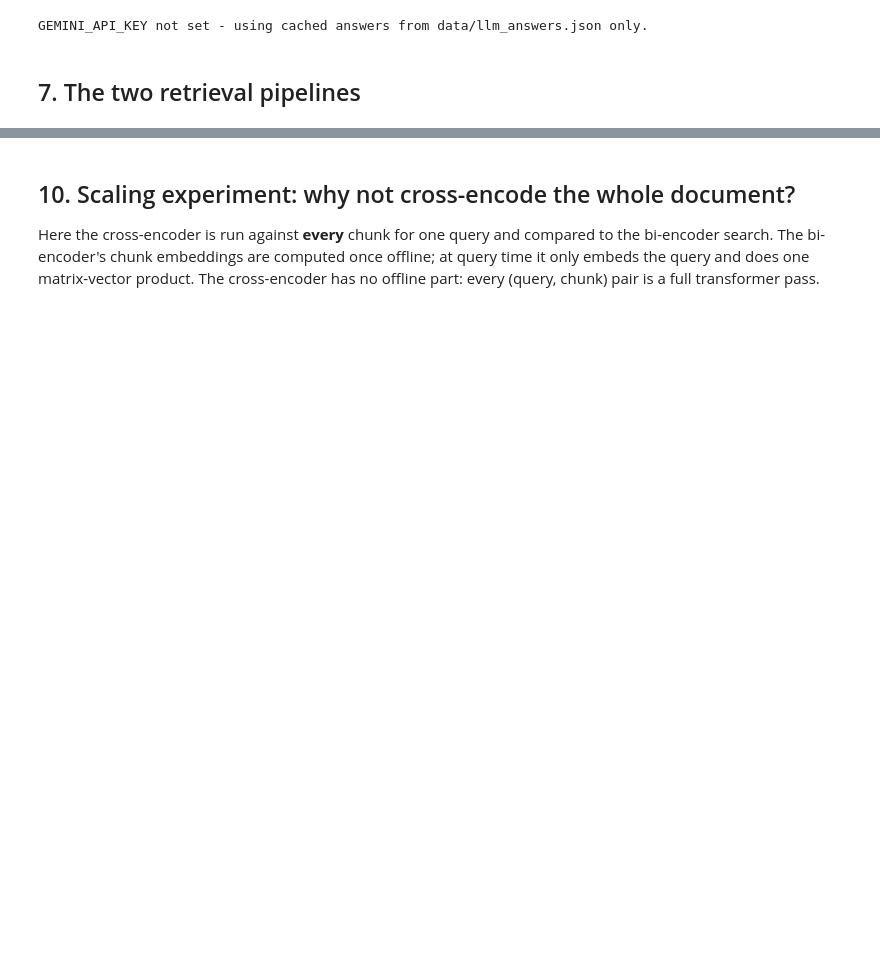
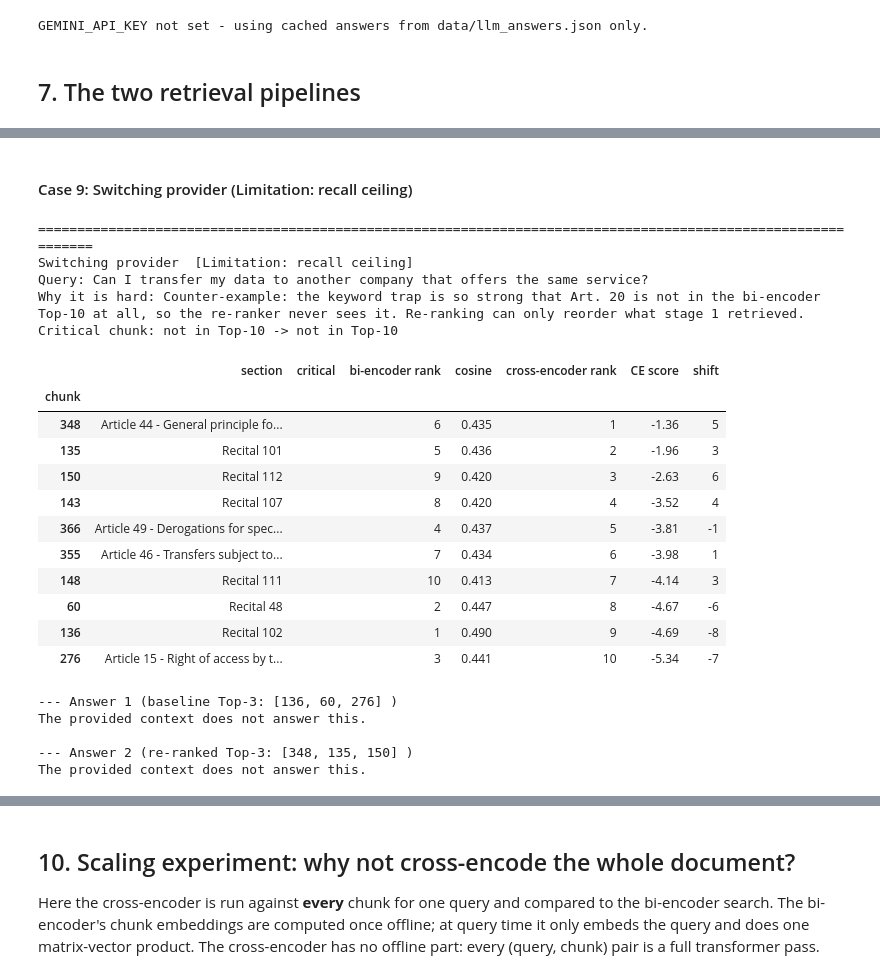
Before and after one commit to swarajkumar001/RAG-Baseline-vs.-Re-Ranking, a Jupyter notebook: rag_baseline_vs_rerank.ipynb, the cells around one changed output, grey strips where cells are left out. Cells and saved outputs as stored; diff of their text form; code cells hidden in the pictures; blank space fills up the shorter version.

```diff
--- a/rag_baseline_vs_rerank.ipynb
+++ b/rag_baseline_vs_rerank.ipynb
@@ -843,0 +899,27 @@ End-to-end mean: Pipeline 1 = 5903 ms, Pipeline 2 = 8357 ms
+# %% [markdown]
+#### Case 9: Switching provider (Limitation: recall ceiling)
+# %%
+show_case(TEST_CASES[8])
+# %% [output]
+==============================================================================================================
+Switching provider  [Limitation: recall ceiling]
+Query: Can I transfer my data to another company that offers the same service?
+Why it is hard: Counter-example: the keyword trap is so strong that Art. 20 is not in the bi-encoder Top-10 at all, so the re-ranker never sees it. Re-ranking can only reorder what stage 1 retrieved.
+Critical chunk: not in Top-10 -> not in Top-10
+|  | section | critical | bi-encoder rank | cosine | cross-encoder rank | CE score | shift |
+| chunk |  |  |  |  |  |  |  |
+| 348 | Article 44 - General principle fo... |  | 6 | 0.435 | 1 | -1.36 | 5 |
+| 135 | Recital 101 |  | 5 | 0.436 | 2 | -1.96 | 3 |
+| 150 | Recital 112 |  | 9 | 0.420 | 3 | -2.63 | 6 |
+| 143 | Recital 107 |  | 8 | 0.420 | 4 | -3.52 | 4 |
+| 366 | Article 49 - Derogations for spec... |  | 4 | 0.437 | 5 | -3.81 | -1 |
+| 355 | Article 46 - Transfers subject to... |  | 7 | 0.434 | 6 | -3.98 | 1 |
+| 148 | Recital 111 |  | 10 | 0.413 | 7 | -4.14 | 3 |
+| 60 | Recital 48 |  | 2 | 0.447 | 8 | -4.67 | -6 |
+| 136 | Recital 102 |  | 1 | 0.490 | 9 | -4.69 | -8 |
+| 276 | Article 15 - Right of access by t... |  | 3 | 0.441 | 10 | -5.34 | -7 |
+--- Answer 1 (baseline Top-3: [136, 60, 276] )
+The provided context does not answer this.
+
+--- Answer 2 (re-ranked Top-3: [348, 135, 150] )
+The provided context does not answer this.
```
Also changed, not shown: parts of 57 cells of this notebook, 3 other files.
